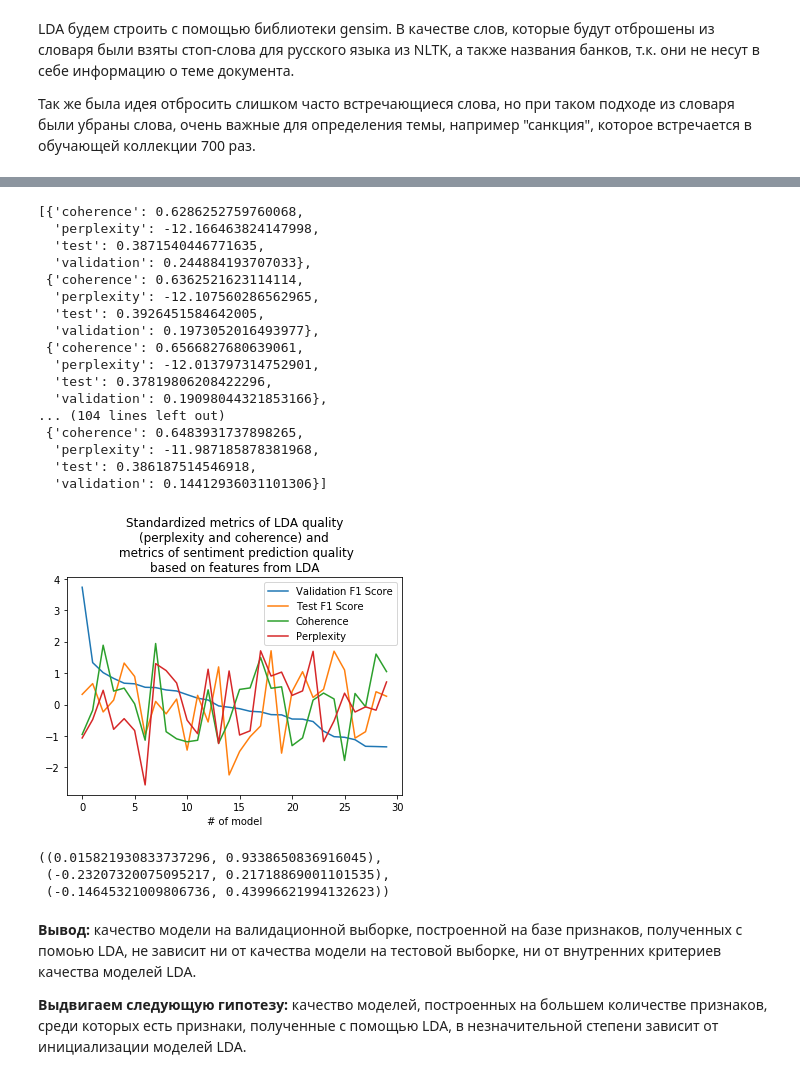
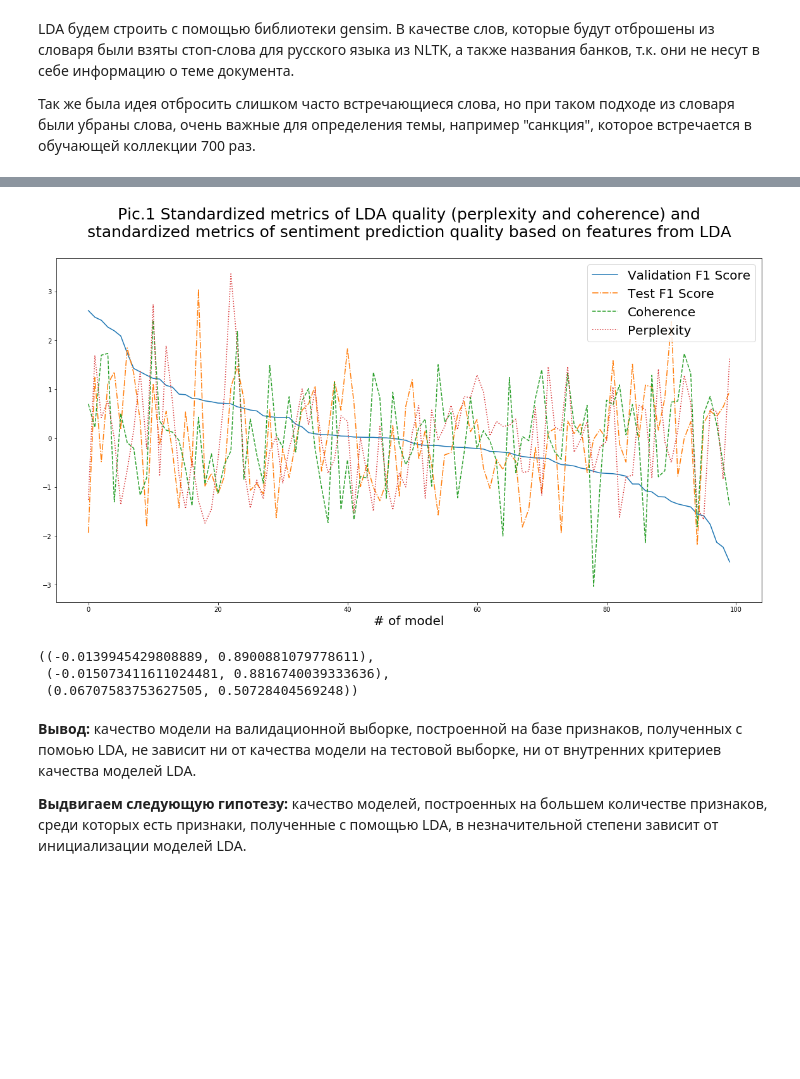
Before and after one commit to vasinkd/Sentiment-Analysis-MT, a Jupyter notebook: Master Thesis.ipynb, the cells around one changed output, grey strips where cells are left out. Cells and saved outputs as stored; diff of their text form; code cells hidden in the pictures; blank space fills up the shorter version.

```diff
--- a/Master Thesis.ipynb
+++ b/Master Thesis.ipynb
@@ -379,8 +364,10 @@ X_train_lda_texts = [x.split() for x in X_train_banks_pr_lm]
 X_test_lda_texts = [x.split() for x in X_test_banks_pr_lm]
 # %%
 scores = []
+num = 10 # num of topics
+n = 100 # num of nodels
 
-for i in tqdm(range(30)):
+for i in tqdm(range(n)):
     X_train_lda, X_test_lda, y_train_lda, y_test_lda = train_test_split(X_train_banks_pr_lm, y_train_banks_naive, test_size = 0.15, stratify=y_train_banks_naive)
 
     # Подготовка
@@ -398,7 +385,7 @@ for i in tqdm(range(30)):
 
     # Обучение
 
-    ldamodel = models.ldamulticore.LdaMulticore(lda_train_corpus, alpha = 0.0001,
+    ldamodel = models.ldamulticore.LdaMulticore(lda_train_corpus, alpha = 'symmetric',
                                                 eta = 'auto', id2word=X_train_lda_dictionary,
                                                 num_topics=num, passes=10, workers=7)
     lda_train_features = pd.DataFrame([ldamodel.get_document_topics(x,  minimum_probability=0) for x \
@@ -407,7 +394,7 @@ for i in tqdm(range(30)):
     lda_test_features = pd.DataFrame([ldamodel.get_document_topics(x,  minimum_probability=0) for x \
                                            in list(lda_test_corpus)]).applymap(lambda x: round(x[1], 2))
 
-    estimator = RandomForestClassifier(n_estimators=200, n_jobs=7)
+    estimator = RandomForestClassifier(n_estimators=20, n_jobs=7)
     estimator.fit(lda_train_features, y_train_lda)
     y_predict = estimator.predict(lda_test_features)
     score = {}
@@ -420,14 +407,19 @@ for i in tqdm(range(30)):
 
     ldamodel.update(lda_test_corpus)
 
+    X_train_lda_corpus = [X_train_lda_dictionary.doc2bow(text) for text in X_train_lda_texts]
+    X_test_lda_corpus = [X_train_lda_dictionary.doc2bow(text) for text in X_test_lda_texts]
+
     X_train_banks_lda = pd.DataFrame([ldamodel.get_document_topics(x,  minimum_probability=0) for x \
                                                in list(X_train_lda_corpus)]).applymap(lambda x: round(x[1], 2))
     X_test_banks_lda = pd.DataFrame([ldamodel.get_document_topics(x,  minimum_probability=0) for x \
                                            in list(X_test_lda_corpus)]).applymap(lambda x: round(x[1], 2))
 
-    estimator = RandomForestClassifier(n_estimators=200, n_jobs=7)
+    estimator = RandomForestClassifier(n_estimators=20, n_jobs=7)
     estimator.fit(X_train_banks_lda, y_train_banks_naive)
     y_predict = estimator.predict(X_test_banks_lda)
     score["validation"] = f_measure2(y_test_banks, y_predict)[0]
+    score["model"] = ldamodel
+
     scores.append(score)
     # print("Validation macro f1 score: %s" % f_measure2(y_test_banks, y_predict)[0])
@@ -434,45 +428,28 @@ for i in tqdm(range(30)):
 # %%
 scores = sorted(scores, key = lambda x: x["validation"], reverse=True)
-scores
-# %% [output]
-[{'coherence': 0.6286252759760068,
-  'perplexity': -12.166463824147998,
-  'test': 0.3871540446771635,
-  'validation': 0.244884193707033},
- {'coherence': 0.6362521623114114,
-  'perplexity': -12.107560286562965,
-  'test': 0.3926451584642005,
-  'validation': 0.1973052016493977},
- {'coherence': 0.6566827680639061,
-  'perplexity': -12.013797314752901,
-  'test': 0.37819806208422296,
-  'validation': 0.19098044321853166},
-... (104 lines left out)
- {'coherence': 0.6483931737898265,
-  'perplexity': -11.987185878381968,
-  'test': 0.386187514546918,
-  'validation': 0.14412936031101306}]
 # %%
 test_scores = scale([x["test"] for x in scores])
 validation_scores = scale([x["validation"] for x in scores])
 perplexity_scores = scale([x["perplexity"] for x in scores])
 coherence_scores = scale([x["coherence"] for x in scores])
 # %%
-plt.plot(range(len(validation_scores)), validation_scores, label="Validation F1 Score")
-plt.plot(range(len(validation_scores)), test_scores, label="Test F1 Score")
-plt.plot(range(len(validation_scores)), coherence_scores, label="Coherence")
-plt.plot(range(len(validation_scores)), perplexity_scores, label="Perplexity")
-plt.legend()
-plt.title("Standardized metrics of LDA quality\n(perplexity and coherence) and\n standardized metrics of sentiment prediction quality\nbased on features from LDA")
-plt.xlabel("# of model");
+plt.figure(figsize=(20, 10))
+plt.plot(range(len(validation_scores)), validation_scores, "-", label="Validation F1 Score")
+plt.plot(range(len(validation_scores)), test_scores, "-.",label="Test F1 Score")
+plt.plot(range(len(validation_scores)), coherence_scores, "--", label="Coherence")
+plt.plot(range(len(validation_scores)), perplexity_scores, ":", label="Perplexity")
+plt.legend(prop={'size' : 20}, loc=1)
+plt.title("Pic.1 Standardized metrics of LDA quality (perplexity and coherence) and\nstandardized metrics of sentiment prediction quality based on features from LDA\n",
+          fontsize=25)
+plt.xlabel("# of model", fontsize=20);
 # %% [output]
-[figure, old version]
+[figure, new version]
 # %%
 pearsonr(test_scores, validation_scores), pearsonr(perplexity_scores, validation_scores), pearsonr(coherence_scores, validation_scores)
 # %% [output]
-((0.015821930833737296, 0.9338650836916045),
- (-0.23207320075095217, 0.21718869001101535),
- (-0.14645321009806736, 0.43996621994132623))
+((-0.0139945429808889, 0.8900881079778611),
+ (-0.015073411611024481, 0.8816740039333636),
+ (0.06707583753627505, 0.50728404569248))
 # %% [markdown]
 __Вывод:__ качество модели на валидационной выборке, построенной на базе признаков, полученных с помоью LDA, не зависит ни от качества модели на тестовой выборке, ни от внутренних критериев качества моделей LDA.
 
```
Also changed, not shown: parts of 16 cells of this notebook, 40 other files.
